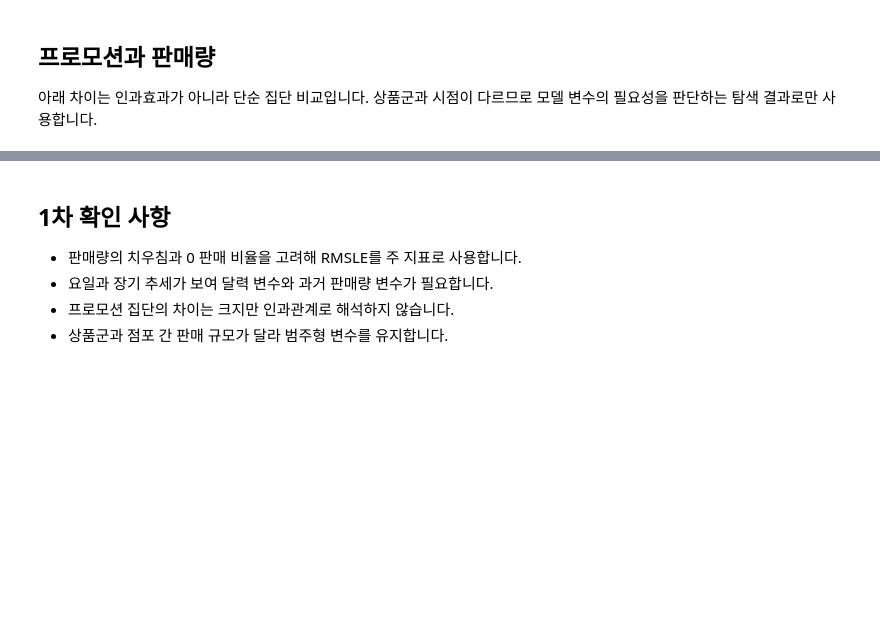
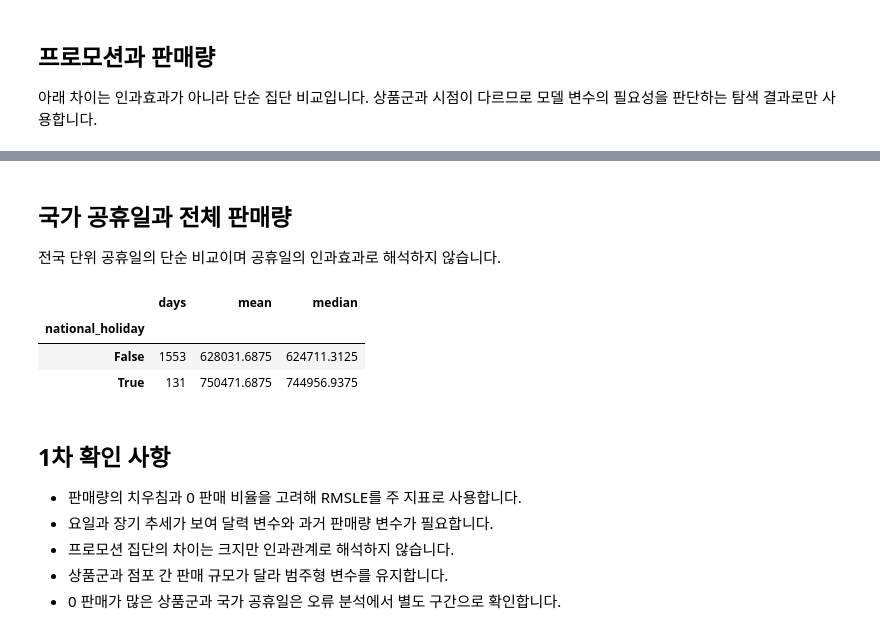
Before and after one commit to hyun0415/retail-demand-forecasting, a Jupyter notebook: notebooks/01_eda.ipynb, the cells around one changed output, grey strips where cells are left out. Cells and saved outputs as stored; diff of their text form; code cells hidden in the pictures; blank space fills up the shorter version.

```diff
--- a/notebooks/01_eda.ipynb
+++ b/notebooks/01_eda.ipynb
@@ -120,3 +207,24 @@ promotion_by_family.sort_values("mean_difference", ascending=False).head(15)
+# %% [markdown]
+## 국가 공휴일과 전체 판매량
+
+전국 단위 공휴일의 단순 비교이며 공휴일의 인과효과로 해석하지 않습니다.
+# %%
+holidays = pd.read_csv(RAW_PATH / "holidays_events.csv", parse_dates=["date"])
+national_holiday_dates = holidays.loc[
+    holidays["locale"].eq("National")
+    & ~holidays["transferred"]
+    & ~holidays["type"].eq("Work Day"),
+    "date",
+].unique()
+holiday_sales = daily.assign(
+    national_holiday=daily["date"].isin(national_holiday_dates)
+).groupby("national_holiday")["sales"].agg(days="size", mean="mean", median="median")
+holiday_sales
+# %% [output]
+|  | days | mean | median |
+| national_holiday |  |  |  |
+| False | 1553 | 628031.6875 | 624711.3125 |
+| True | 131 | 750471.6875 | 744956.9375 |
 # %% [markdown]
 ## 1차 확인 사항
 
@@ -124,3 +232,4 @@ promotion_by_family.sort_values("mean_difference", ascending=False).head(15)
 - 요일과 장기 추세가 보여 달력 변수와 과거 판매량 변수가 필요합니다.
 - 프로모션 집단의 차이는 크지만 인과관계로 해석하지 않습니다.
 - 상품군과 점포 간 판매 규모가 달라 범주형 변수를 유지합니다.
+- 0 판매가 많은 상품군과 국가 공휴일은 오류 분석에서 별도 구간으로 확인합니다.
```
Also changed, not shown: parts of 9 cells of this notebook, 5 other files.
